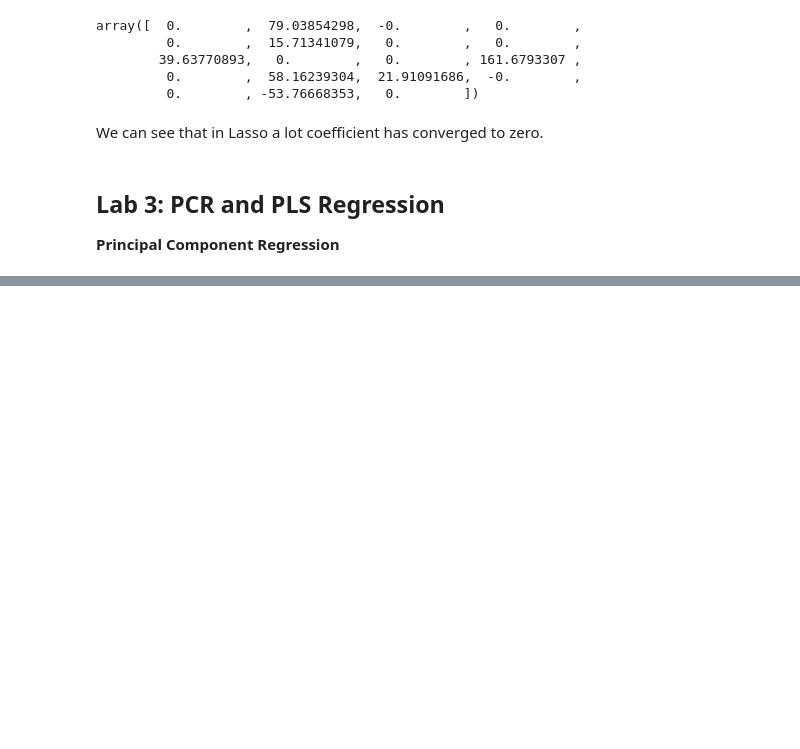
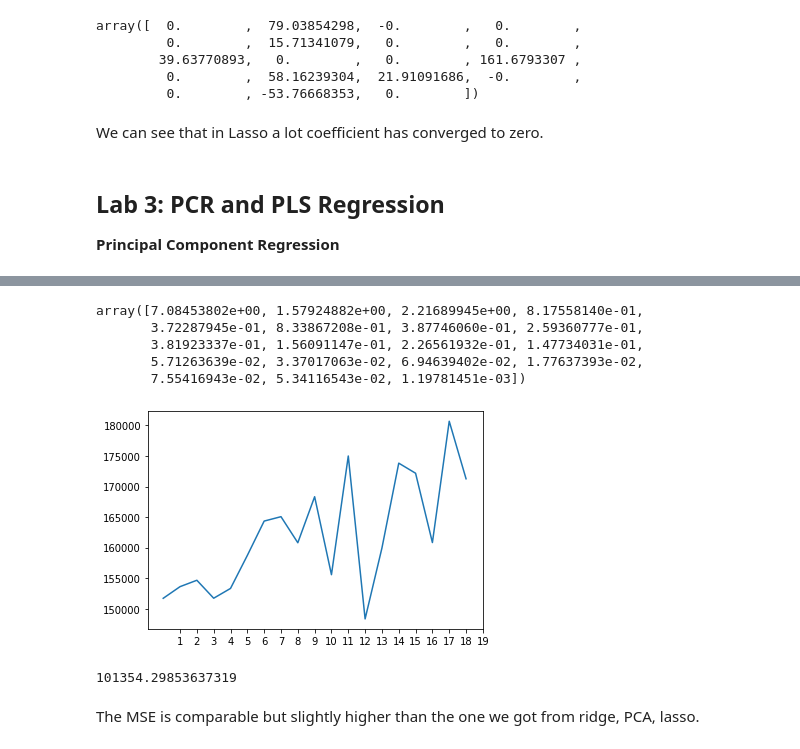
Before and after one commit to atystats/ISLR_Notes_codes, a Jupyter notebook: Chapter 6.ipynb, the cells around one changed output, grey strips where cells are left out. Saved outputs shown, nothing was run; the diff lists cells and outputs as text; code cells hidden in the pictures; blank space fills up the shorter version.

```diff
--- a/Chapter 6.ipynb
+++ b/Chapter 6.ipynb
@@ -997,0 +1152,28 @@ __Principal Component Regression__
+# %%
+fractions_of_explained_variance
+# %% [output]
+array([7.08453802e+00, 1.57924882e+00, 2.21689945e+00, 8.17558140e-01,
+       3.72287945e-01, 8.33867208e-01, 3.87746060e-01, 2.59360777e-01,
+       3.81923337e-01, 1.56091147e-01, 2.26561932e-01, 1.47734031e-01,
+       5.71263639e-02, 3.37017063e-02, 6.94639402e-02, 1.77637393e-02,
+       7.55416943e-02, 5.34116543e-02, 1.19781451e-03])
+# %%
+# evaluate a given model using cross-validation
+def PLS_cv(X,y,n_comp):
+    model = PLSRegression(n_components = n_comp)
+    cv = KFold(n_splits = 10, shuffle =  True, random_state = random.randint(1,100))
+    scores = cross_val_score(model, X, y, scoring= mse, cv=cv, n_jobs=-1)
+    return scores
+
+# evaluate the models and store results
+results, names = list(), list()
+for i in range(1,20):
+    scores = PLS_cv(X_train,y_train,i)
+    results.append(scores)
+    names.append(i)
+
+plt.plot(np.mean(results, axis = 1))
+plt.xticks(names)
+plt.show()
+# %% [output]
+[figure, added]
@@ -997,0 +1182,16 @@ __Principal Component Regression__
+# %%
+# fit the PCA and transform the training and test dataset
+pls = PLSRegression(n_components =13)
+
+X_train_PLS = pls.fit_transform(X_train, y_train)
+X_train_PLS = X_train_PLS[0]
+
+X_test_PLS = pls.transform(X_test)
+
+lm = LinearRegression()
+lm.fit(X_train_PLS, y_train)
+np.mean((lm.predict(X_test_PLS) - y_test)**2)
+# %% [output]
+101354.29853637319
+# %% [markdown]
+The MSE is comparable but slightly higher than the one we got from ridge, PCA, lasso.
```
Also changed, not shown: parts of 13 cells of this notebook.
